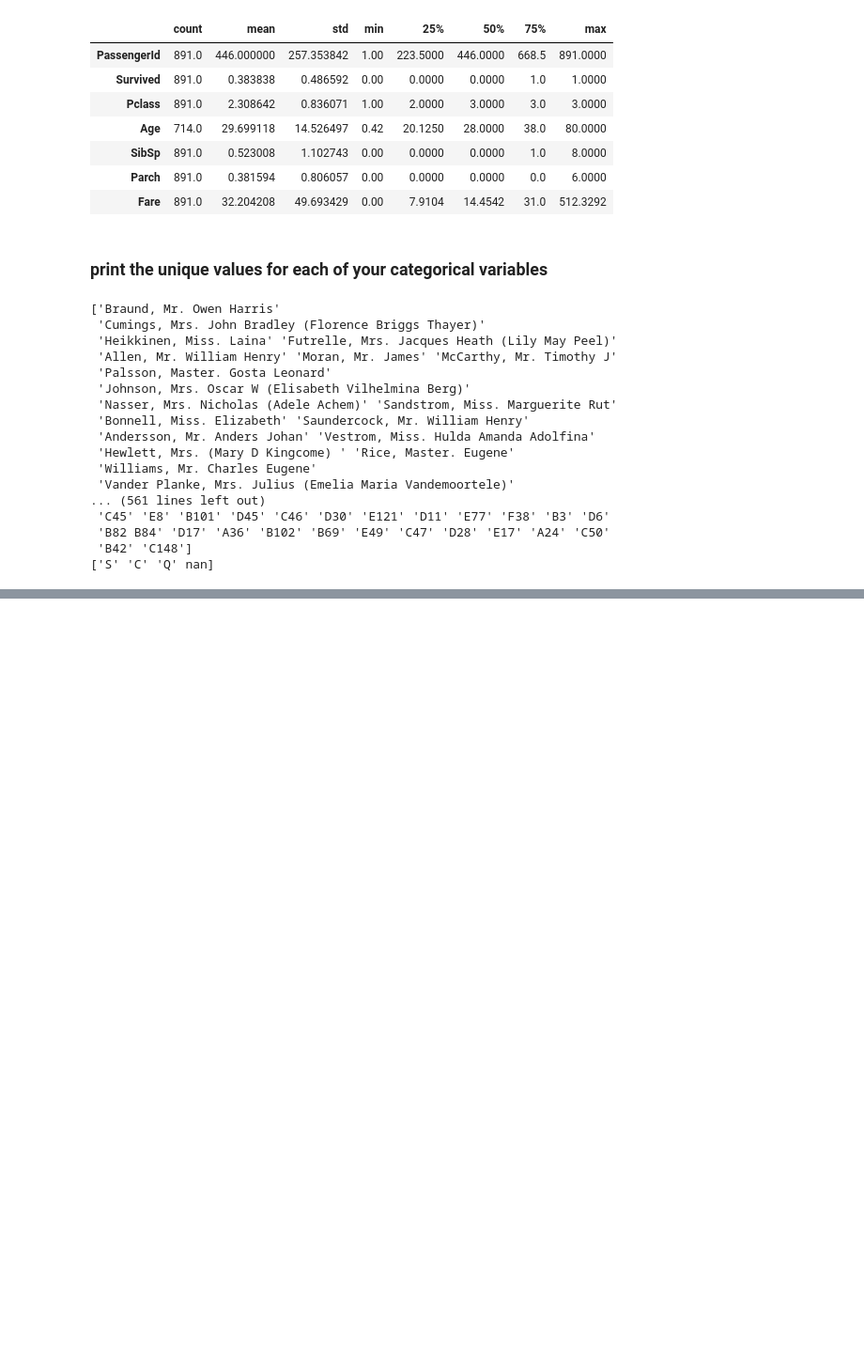
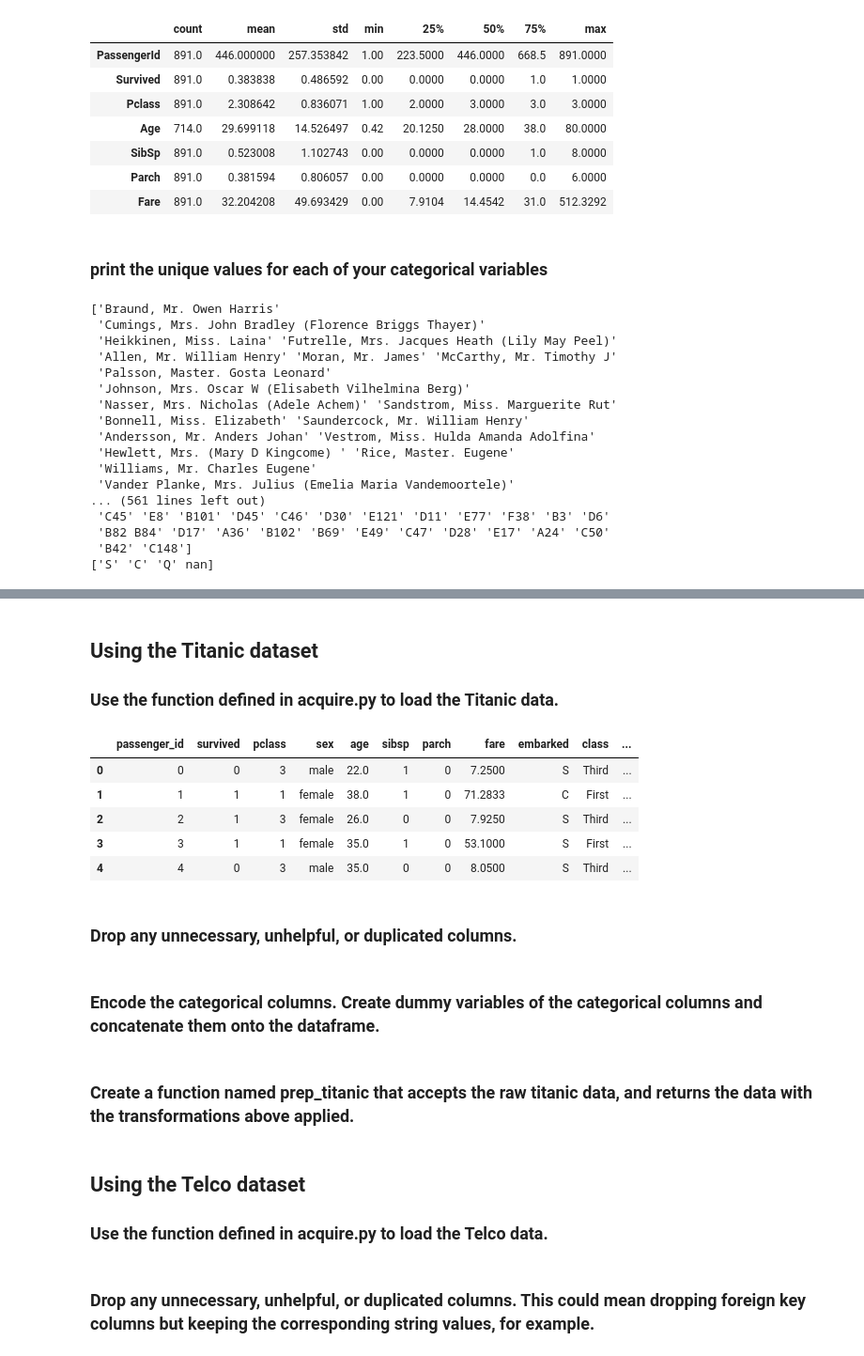
Before and after one commit to Olivert75/classification-exercises, a Jupyter notebook: classification_exercises.ipynb, the cells around one changed output, grey strips where cells are left out. Shown at 94% size. Saved outputs shown, nothing was run; the diff lists cells and outputs as text; code cells hidden in the pictures; blank space fills up the shorter version.

Commit message:
Finsihed first set of exercises

```diff
--- a/classification_exercises.ipynb
+++ b/classification_exercises.ipynb
@@ -343,0 +395,25 @@ for i in df_obj_only.columns:
+# %% [markdown]
+## Using the Titanic dataset
+
+### Use the function defined in acquire.py to load the Titanic data.
+# %%
+get_titanic_data().head()
+# %% [output]
+|  | passenger_id | survived | pclass | sex | age | sibsp | parch | fare | embarked | class | ... |
+| 0 | 0 | 0 | 3 | male | 22.0 | 1 | 0 | 7.2500 | S | Third | ... |
+| 1 | 1 | 1 | 1 | female | 38.0 | 1 | 0 | 71.2833 | C | First | ... |
+| 2 | 2 | 1 | 3 | female | 26.0 | 0 | 0 | 7.9250 | S | Third | ... |
+| 3 | 3 | 1 | 1 | female | 35.0 | 1 | 0 | 53.1000 | S | First | ... |
+| 4 | 4 | 0 | 3 | male | 35.0 | 0 | 0 | 8.0500 | S | Third | ... |
+# %% [markdown]
+### Drop any unnecessary, unhelpful, or duplicated columns.
+# %% [markdown]
+### Encode the categorical columns. Create dummy variables of the categorical columns and concatenate them onto the dataframe.
+# %% [markdown]
+### Create a function named prep_titanic that accepts the raw titanic data, and returns the data with the transformations above applied.
+# %% [markdown]
+## Using the Telco dataset
+
+### Use the function defined in acquire.py to load the Telco data.
+# %% [markdown]
+### Drop any unnecessary, unhelpful, or duplicated columns. This could mean dropping foreign key columns but keeping the corresponding string values, for example.
```
Also changed, not shown: parts of 28 cells of this notebook.
